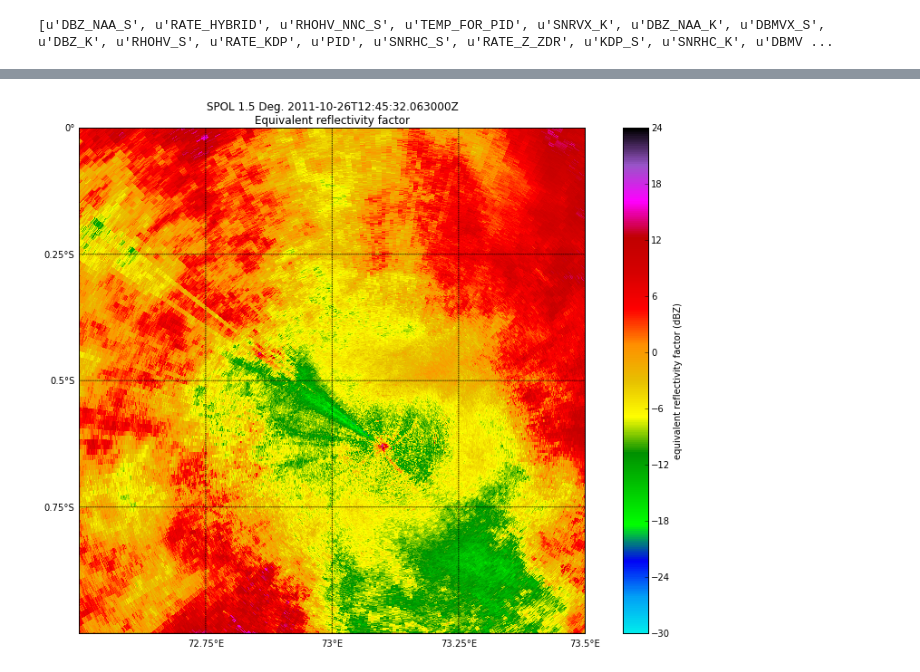
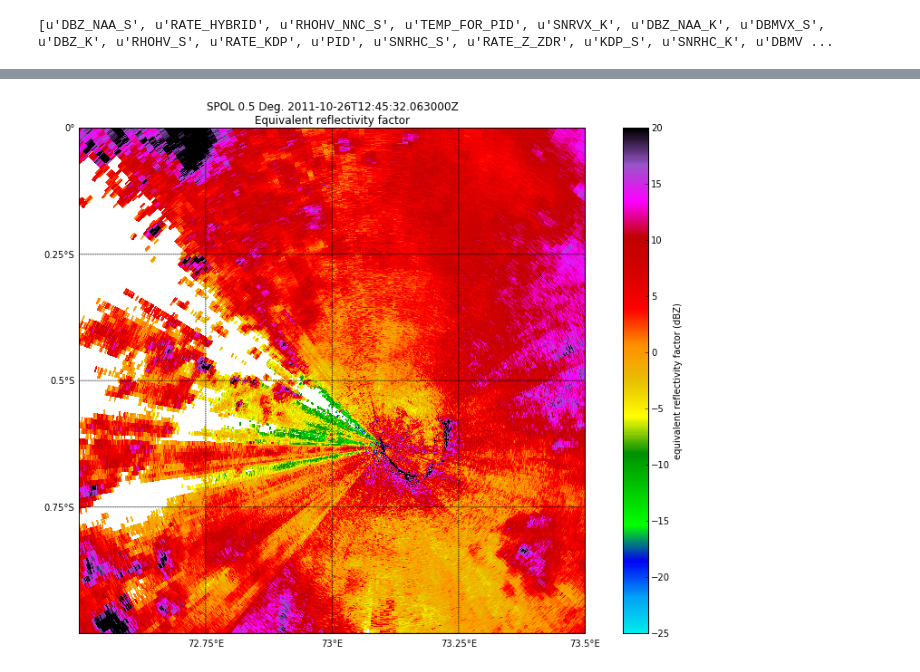
Before and after one commit to EVS-ATMOS/ARM-Azores, a Jupyter notebook: notebooks/1. Initial X-SAPR2 investigations.ipynb, the cells around one changed output, grey strips where cells are left out. Cells and saved outputs as stored; diff of their text form; code cells hidden in the pictures.

```diff
--- a/notebooks/1. Initial X-SAPR2 investigations.ipynb
+++ b/notebooks/1. Initial X-SAPR2 investigations.ipynb
@@ -41,3 +41,7 @@ print(spol_radar.fields.keys())
 in_dir = '/data/radar/ENA/'
 all_spols = os.listdir(in_dir)
 all_spols.sort()
+good_spols = []
+for fn in all_spols:
+    if 'cfrad' in fn:
+        good_spols.append(fn)
@@ -53,5 +101,28 @@ print(new_z.shape)
+# %%
+z_stack = np.stack(all_radars_z)
+p_stack = np.stack(all_radars_power)
+ncp_stack = np.stack(all_radars_ncp)
+rhv_stack = np.stack(all_radars_rhv)
+
+rhv_too_low = rhv_stack < .8
+ncp_too_low = ncp_stack < .5
+z_invalid = z_stack < -160
+
+data_is_bad = np.logical_or(ncp_too_low, rhv_too_low)
+data_should_be_masked = np.logical_or(z_invalid, data_is_bad)
+
+z_stack_masked = np.ma.masked_where(data_should_be_masked, z_stack)
+p_stack_masked = np.ma.masked_where(data_should_be_masked, p_stack)
+new_z = np.ma.mean(z_stack_masked, axis = 0)
+new_p = np.ma.mean(p_stack_masked, axis = 0)
 # %%
 out_radar = deepcopy(spol_radar)
 first_z = out_radar.fields['DBZ_S']
+first_p = out_radar.fields['DBMHC_S']
 for item in out_radar.fields.keys():
     del out_radar.fields[item]
+
+first_z['data'] = new_z
+out_radar.add_field('mean_z', first_z, replace_existing=True)
+first_p['data'] = new_p
+out_radar.add_field('mean_p', first_p, replace_existing=True)
@@ -60,4 +128,0 @@ first_z['data'] = new_z
-# %%
-#del all_radars
-
-out_radar.add_field('mean_z', first_z)
@@ -64,15 +144,15 @@ out_radar.add_field('mean_z', first_z)
 # %%
 my_figure = plt.figure(figsize=[15,10])
 my_display = pyart.graph.RadarMapDisplay(out_radar)
 lat_lines = np.arange(-4,4,.25)
 lon_lines = np.arange(70, 76, .25)
-my_display.plot_ppi_map('mean_z', 1,
+my_display.plot_ppi_map('mean_z', 0,
                         lat_lines=lat_lines,
                        lon_lines=lon_lines,
                        max_lon = 73.5, max_lat = 0.,
                        min_lon = 72.5, min_lat = -1,
                         cmap = pyart.graph.cm.NWSRef,
                         mask_outside = False,
-                       vmin=-30, vmax=24)
+                       vmin = -25, vmax = 20)
 # %% [output]
-[figure, old version]
+[figure, new version]
```
Also changed, not shown: parts of 13 cells of this notebook.
